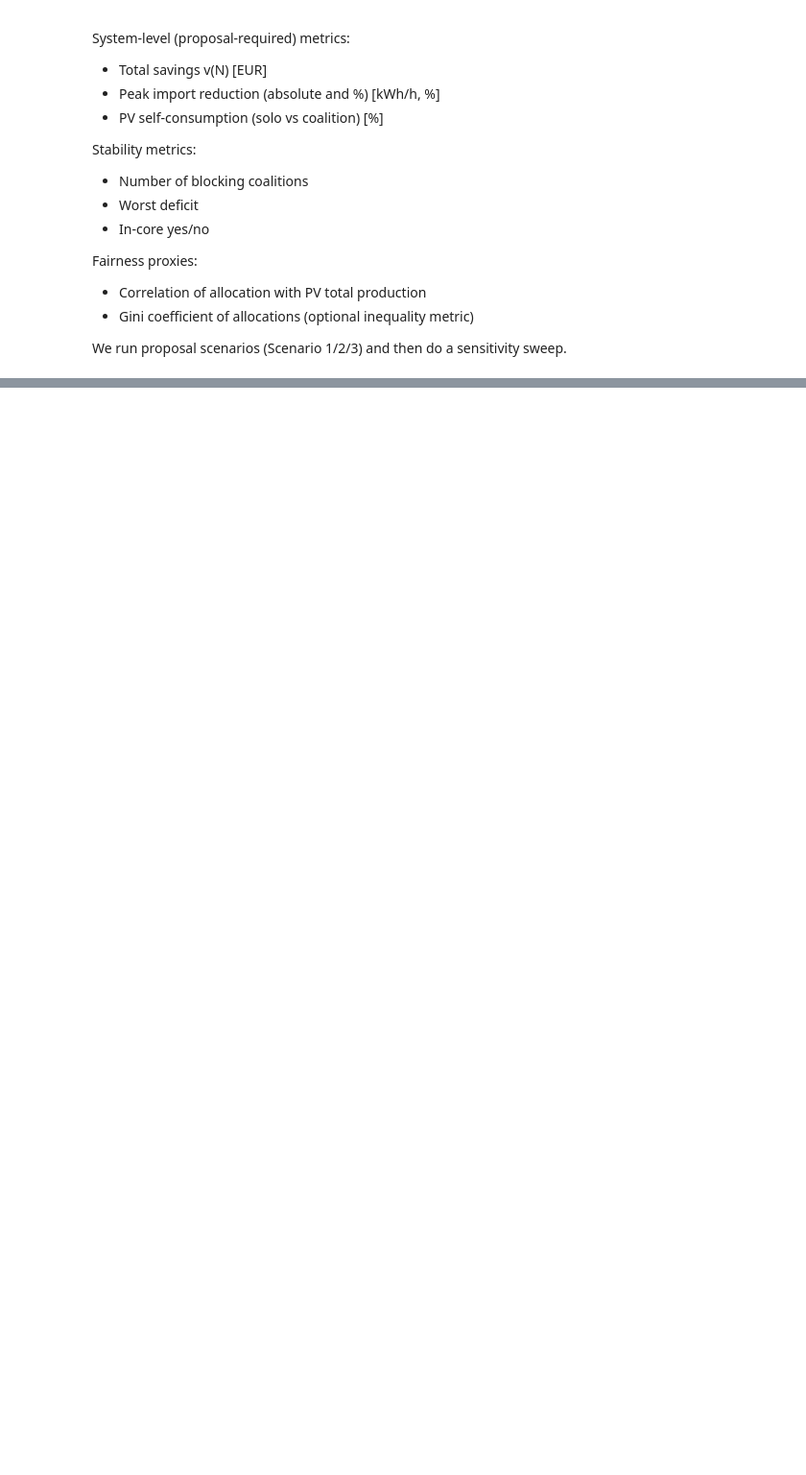
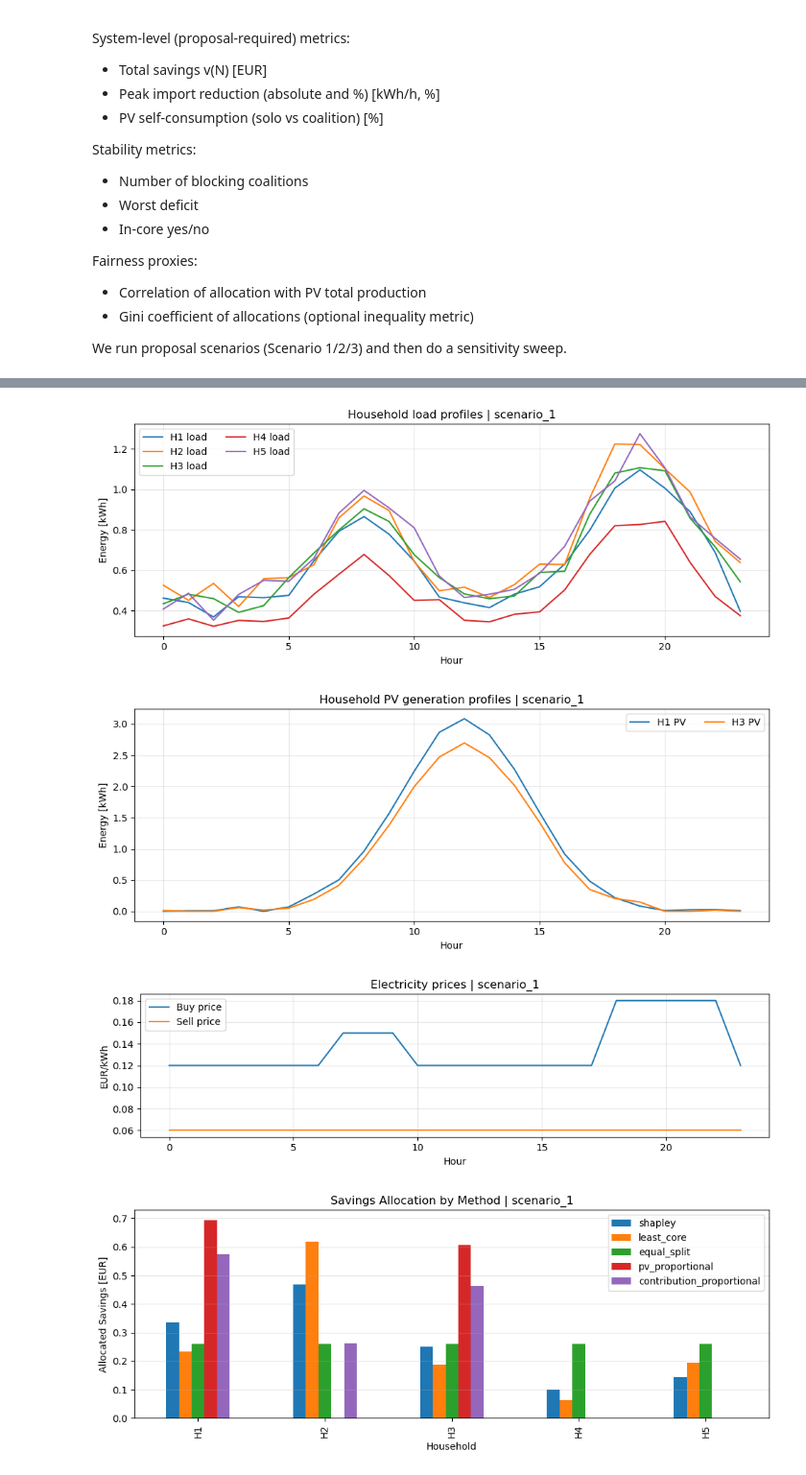
Before and after one commit to ognjen217/GameTheoryProject, a Jupyter notebook: GameTheoryFinalCode.ipynb, the cells around one changed output, grey strips where cells are left out. Shown at 96% size. Cells and saved outputs as stored; diff of their text form; code cells hidden in the pictures; blank space fills up the shorter version.

```diff
--- a/GameTheoryFinalCode.ipynb
+++ b/GameTheoryFinalCode.ipynb
@@ -1828,3 +1837,22 @@ def export_run_artifacts(run: ScenarioRunResult, *, out_dir: Path = OUTPUT_DIR)
     md_path.write_text("\n".join(md_lines), encoding="utf-8")
 
     logger.info("Exported artifacts to %s", out_dir)
+# %%
+print("PROJECT_ROOT:", PROJECT_ROOT)
+print("DATA_DIR exists:", DATA_DIR.exists())
+print("OUTPUT_DIR exists:", OUTPUT_DIR.exists())
+print("FIG_DIR exists:", FIG_DIR.exists())
+
+scenario = scenario_from_proposal("scenario_1")
+run = run_scenario_end_to_end(scenario)
+
+print("Scenario executed successfully.")
+print("Scenario name:", run.scenario_name)
+print("Grand coalition value:", run.v[frozenset(run.players)])
+
+export_run_artifacts(run)
+
+print("Artifacts exported.")
+print("Output files:")
+for p in sorted(OUTPUT_DIR.glob("*")):
+    print(" -", p.name)
@@ -1830,0 +2012,14 @@ def export_run_artifacts(run: ScenarioRunResult, *, out_dir: Path = OUTPUT_DIR)
+# %%
+scenario = scenario_from_proposal("scenario_1")
+run = run_scenario_end_to_end(scenario)
+
+render_and_save_main_figures(scenario, run)
+
+print("Saved figure files:")
+for p in sorted(FIG_DIR.glob("*")):
+    print(" -", p.name)
+# %% [output]
+[figure, added]
+[figure, added]
+[figure, added]
+[figure, added]
```
Also changed, not shown: parts of 5 cells of this notebook.
